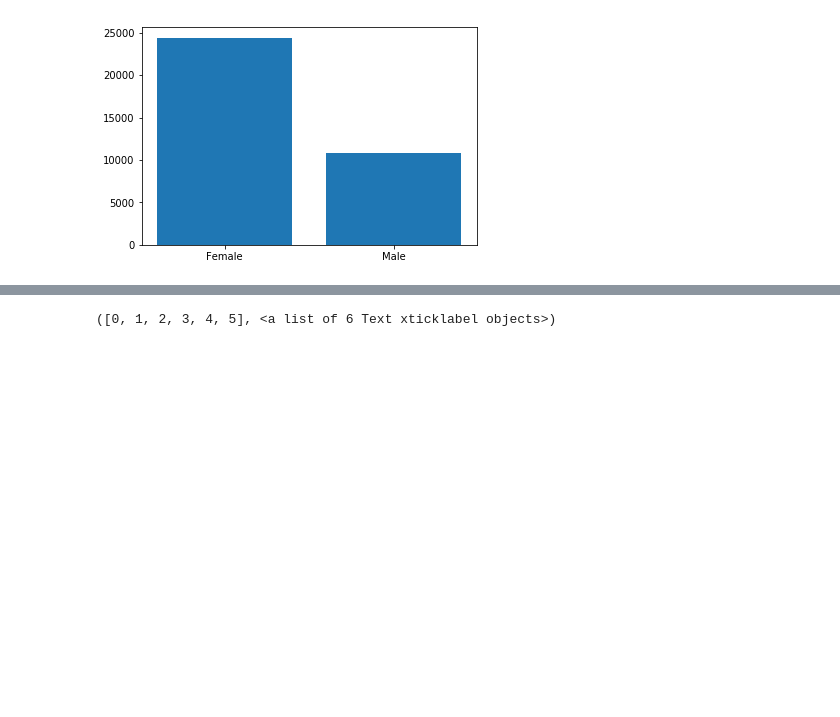
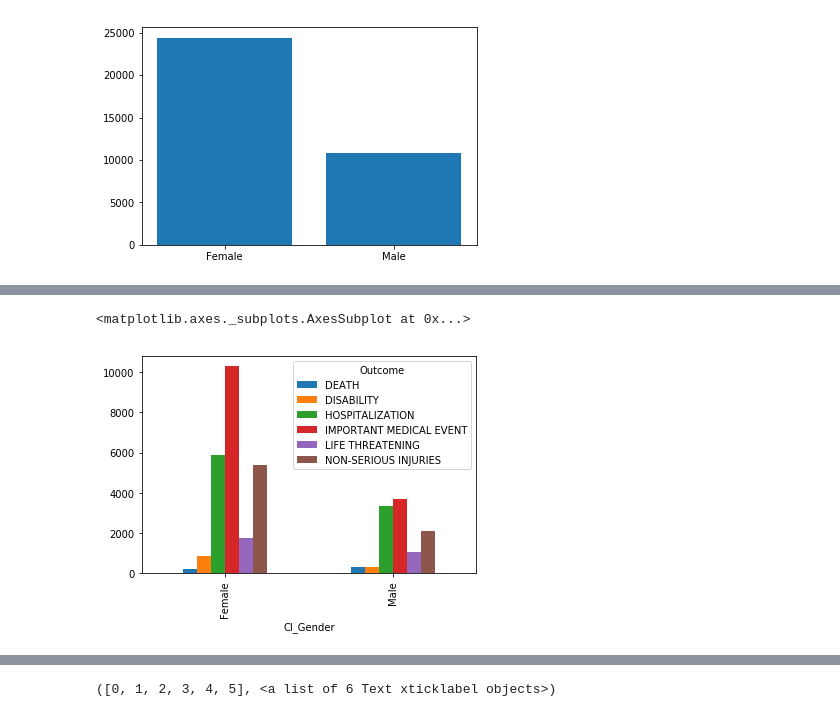
Before and after one commit to ying-li-python/Vita-Mine, a Jupyter notebook: PROJECT.ipynb, the cells around one changed output, grey strips where cells are left out. Saved outputs shown, nothing was run; the diff lists cells and outputs as text; code cells hidden in the pictures; blank space fills up the shorter version.

```diff
--- a/PROJECT.ipynb
+++ b/PROJECT.ipynb
@@ -300,0 +337,12 @@ Reject Null Hypothese, We conclude that there is significant difference between
+# %%
+df.groupby(["CI_Gender","Outcome"])["RA_Report #"].count()
+dfci=pd.DataFrame(df.groupby(["CI_Gender","Outcome"])["RA_Report #"].count())
+dfci=dfci[:-1]
+dfci.reset_index(inplace=True)
+dfcip=dfci.pivot(index="CI_Gender", columns="Outcome",values="RA_Report #")
+dfcip1=dfci.pivot(index="Outcome", columns="CI_Gender",values="RA_Report #")
+# %%
+dfcip.plot(kind="bar")
+# %% [output]
+<matplotlib.axes._subplots.AxesSubplot at 0x...>
+[figure, added]
```
Also changed, not shown: parts of 11 cells of this notebook, 2 other files.
